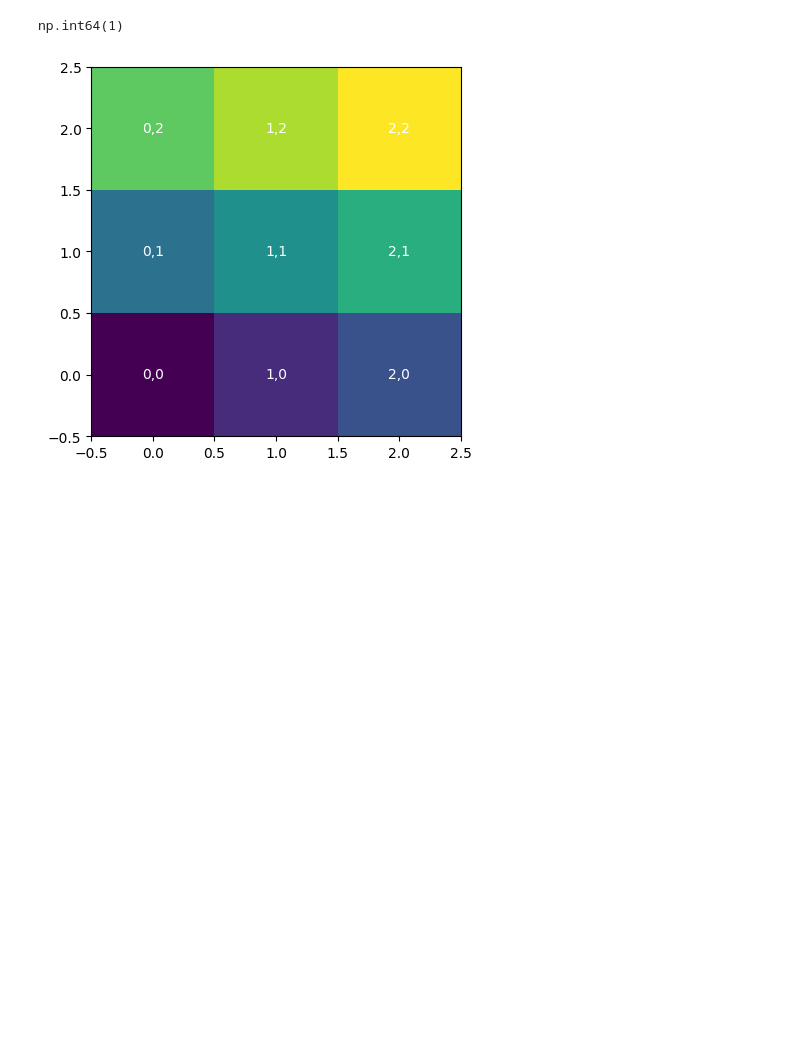
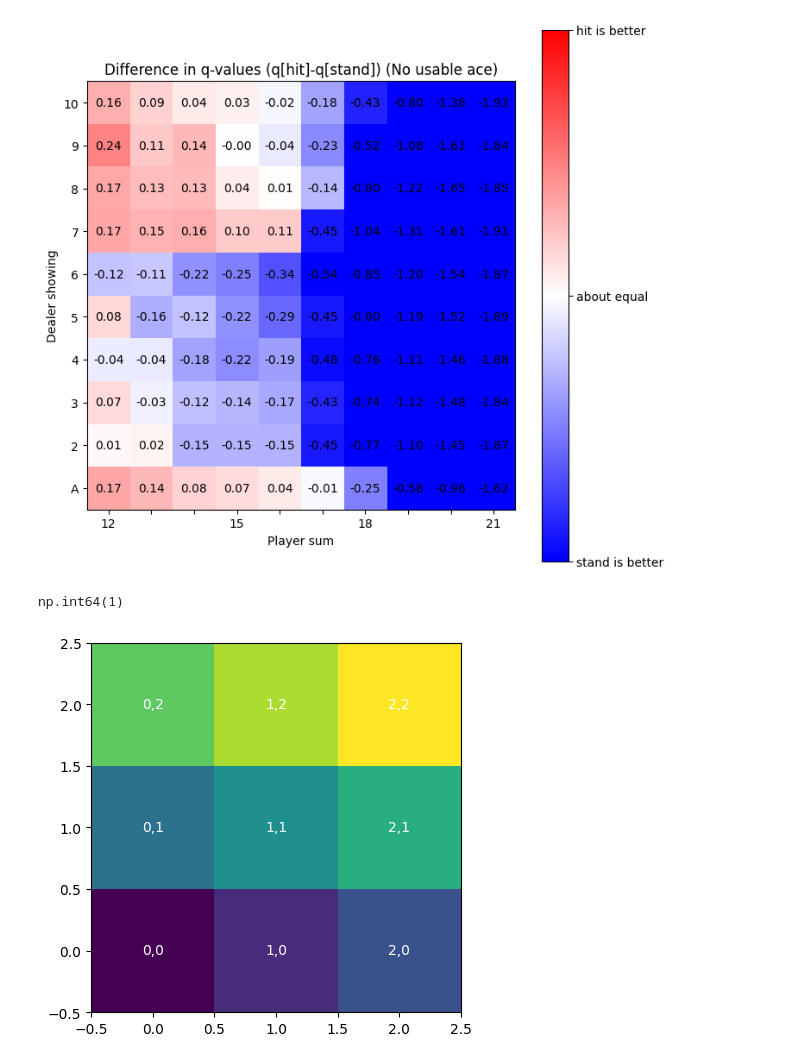
Before and after one commit to 4x1om/barto_sutton_exercises, a Jupyter notebook: 5.3_solving_blackjack/blackjack.ipynb, the cells around one changed output. Cells and saved outputs as stored; diff of their text form; code cells hidden in the pictures; blank space fills up the shorter version.

```diff
--- a/5.3_solving_blackjack/blackjack.ipynb
+++ b/5.3_solving_blackjack/blackjack.ipynb
@@ -208,3 +221,39 @@ np.average(agent.vis[1:11, 12:22, 0]), np.average(agent.vis[1:11, 12:22, 1])
+# %%
+# %matplotlib inline
+fig, ax = plt.subplots(figsize=(8, 8))
+
+cmap = plt.get_cmap("bwr")
+norm = Normalize(-0.5, 0.5)
+
+cax = ax.imshow(
+    agent.q[1:11, 12:22, 0, 1] - agent.q[1:11, 12:22, 0, 0],
+    extent=[12 - 0.5, 21 + 0.5, 1 - 0.5, 10 + 0.5],
+    origin="lower",
+    cmap="bwr",
+    norm=norm,
+)
+
+for x in range(12, 22):
+    for y in range(1, 11):
+        ax.text(
+            x,
+            y,
+            f"{agent.q[y, x, 0, 1] - agent.q[y, x, 0, 0]:.2f}",
+            ha="center",
+            va="center",
+        )
+
+ax.set_xlabel("Player sum")
+ax.set_xticks(xticks, labels=xlabels)
+ax.set_ylabel("Dealer showing")
+ax.set_yticks(range(1, 11), labels=(["A"] + [*range(2, 11)]))
+ax.set_title("Difference in q-values (q[hit]-q[stand]) (No usable ace)")
+cbar = fig.colorbar(cax, ax=ax)
+cbar.set_ticks([-0.5, 0, 0.5])
+cbar.set_ticklabels(["stand is better", "about equal", "hit is better"])
+plt.show()
+# %% [output]
+[figure, added]
 # %%
 x = np.zeros((2, 2))
 x[np.int64(1), np.int64(0)]
```
Also changed, not shown: parts of 8 cells of this notebook.
